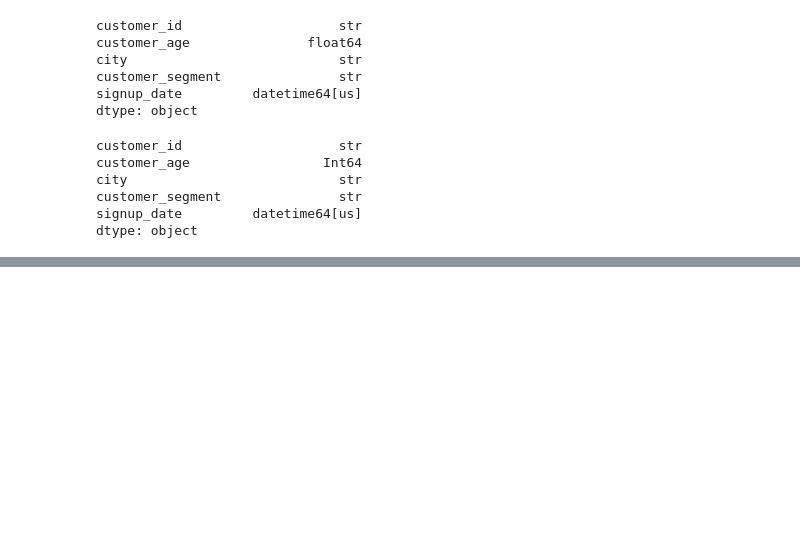
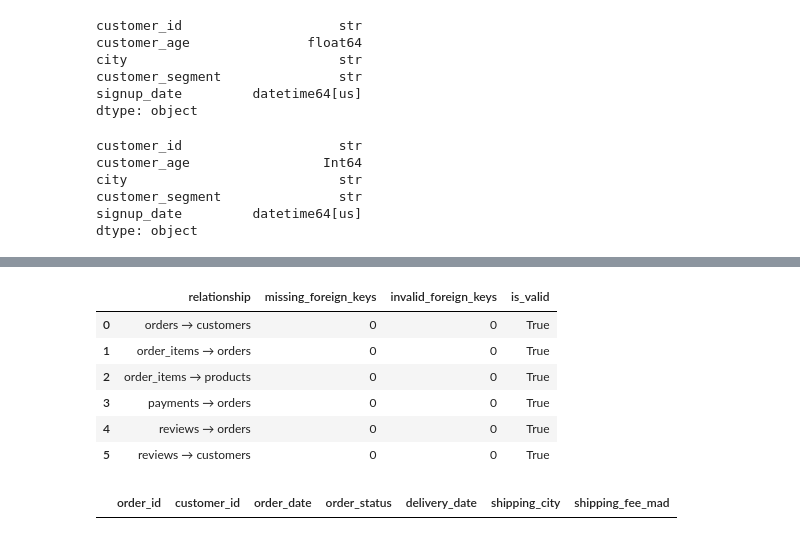
Before and after one commit to aminekabli55/morocco-retail-intelligence, a Jupyter notebook: notebooks/01_data_understanding.ipynb, the cells around one changed output, grey strips where cells are left out. Cells and saved outputs as stored; diff of their text form; code cells hidden in the pictures; blank space fills up the shorter version.

```diff
--- a/notebooks/01_data_understanding.ipynb
+++ b/notebooks/01_data_understanding.ipynb
@@ -263,0 +342,33 @@ dtype: object
+# %%
+foreign_key_report = pd.DataFrame([
+    validate_foreign_key(
+        child_df=child_df,
+        child_column=child_column,
+        parent_df=parent_df,
+        parent_column=parent_column,
+        relationship_name=name,
+    )
+    for name, child_df, child_column, parent_df, parent_column
+    in relationships
+])
+
+display(foreign_key_report)
+# %% [output]
+|  | relationship | missing_foreign_keys | invalid_foreign_keys | is_valid |
+| 0 | orders → customers | 0 | 0 | True |
+| 1 | order_items → orders | 0 | 0 | True |
+| 2 | order_items → products | 0 | 0 | True |
+| 3 | payments → orders | 0 | 0 | True |
+| 4 | reviews → orders | 0 | 0 | True |
+| 5 | reviews → customers | 0 | 0 | True |
+# %%
+invalid_orders = data.orders.loc[
+    data.orders["customer_id"].notna()
+    & ~data.orders["customer_id"].isin(
+        data.customers["customer_id"]
+    )
+]
+
+display(invalid_orders)
+# %% [output]
+|  | order_id | customer_id | order_date | order_status | delivery_date | shipping_city | shipping_fee_mad |
```
Also changed, not shown: parts of 4 cells of this notebook, 1 other file.
